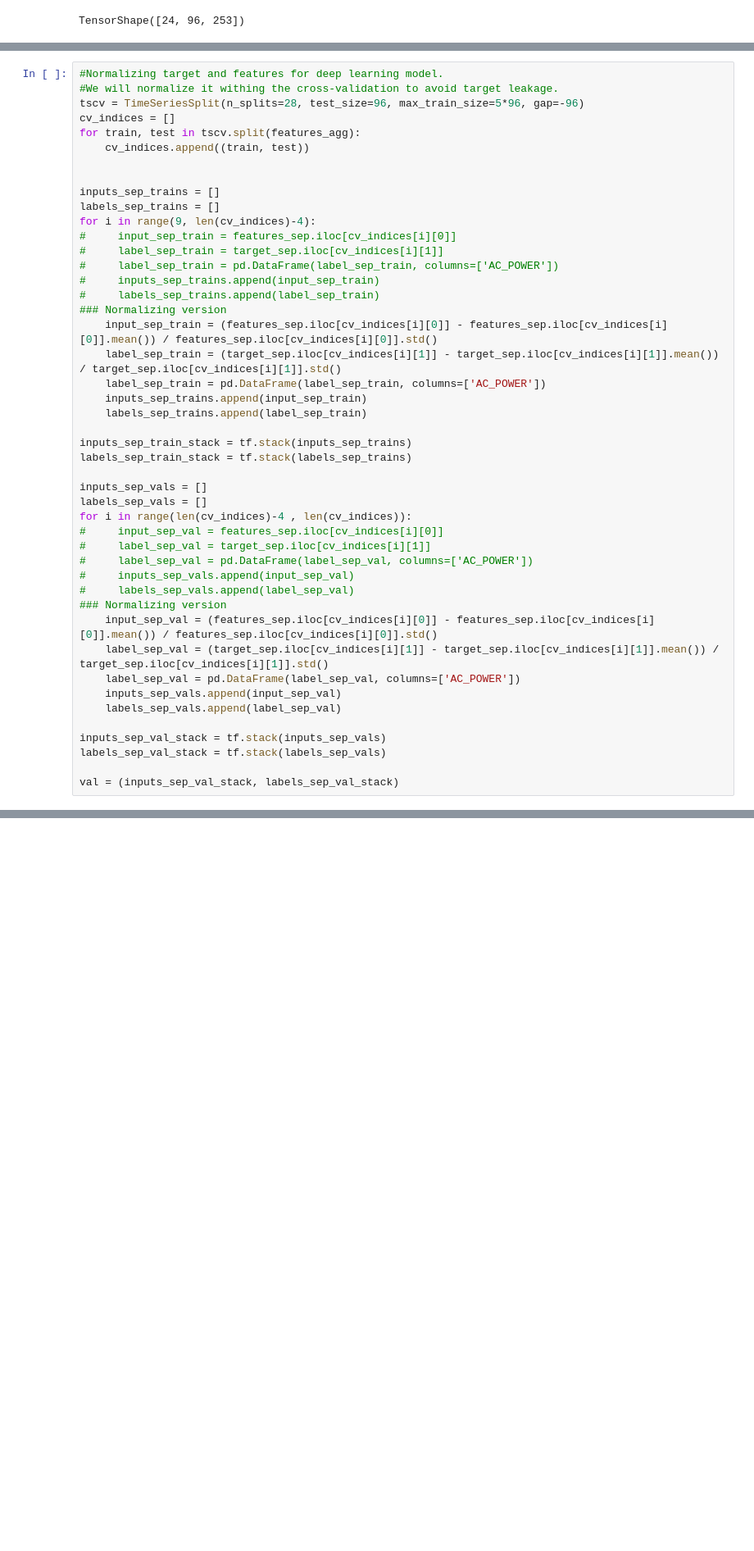
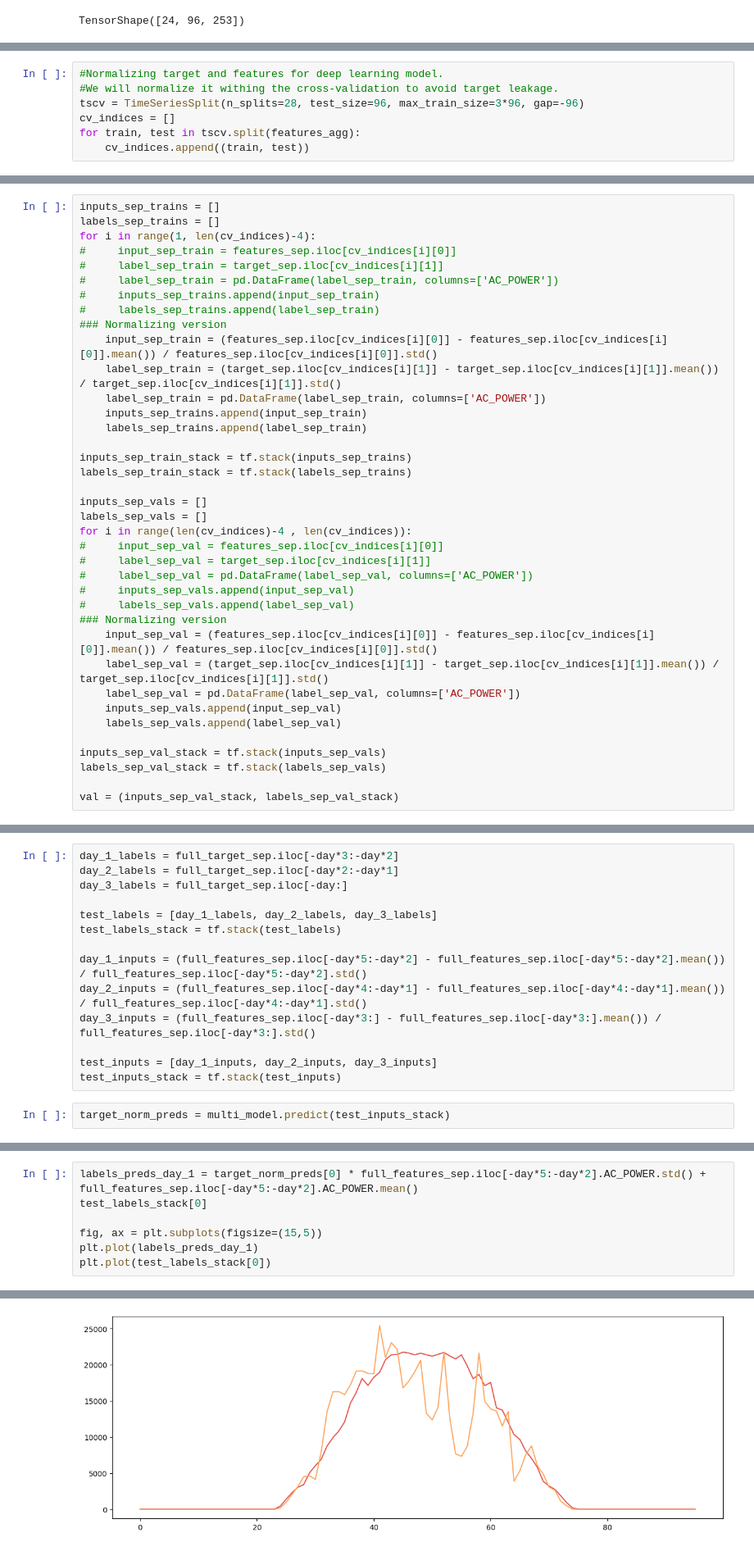
Before and after one commit to joshmdata/data-science-projects, a Jupyter notebook: forecasting-solar-power-ml-vs-dl.ipynb, the cells around one changed output, grey strips where cells are left out. Shown at 82% size. Drawn from its saved outputs; the diff is of its cells as text; blank space fills up the shorter version.

Commit message:
Kaggle Notebook | Forecasting Solar Power: ML vs DL | Version 7

```diff
--- a/forecasting-solar-power-ml-vs-dl.ipynb
+++ b/forecasting-solar-power-ml-vs-dl.ipynb
@@ -945,0 +947,7 @@ caused by: ['/opt/conda/lib/python3.10/site-packages/tensorflow_io/python/ops/li
+# %%
+#Normalizing target and features for deep learning model.
+#We will normalize it withing the cross-validation to avoid target leakage.
+tscv = TimeSeriesSplit(n_splits=28, test_size=96, max_train_size=3*96, gap=-96)
+cv_indices = []
+for train, test in tscv.split(features_agg):
+    cv_indices.append((train, test))
@@ -946,15 +974,7 @@ caused by: ['/opt/conda/lib/python3.10/site-packages/tensorflow_io/python/ops/li
 # %%
-#Normalizing target and features for deep learning model.
-#We will normalize it withing the cross-validation to avoid target leakage.
-tscv = TimeSeriesSplit(n_splits=28, test_size=96, max_train_size=5*96, gap=-96)
-cv_indices = []
-for train, test in tscv.split(features_agg):
-    cv_indices.append((train, test))
-
-
 inputs_sep_trains = []
 labels_sep_trains = []
-for i in range(9, len(cv_indices)-4):
+for i in range(1, len(cv_indices)-4):
 #     input_sep_train = features_sep.iloc[cv_indices[i][0]]
 #     label_sep_train = target_sep.iloc[cv_indices[i][1]]
 #     label_sep_train = pd.DataFrame(label_sep_train, columns=['AC_POWER'])
@@ -1030,0 +1130,16 @@ labels_sep_test_stack = tf.stack(labels_sep_tests)
+# %%
+day_1_labels = full_target_sep.iloc[-day*3:-day*2]
+day_2_labels = full_target_sep.iloc[-day*2:-day*1]
+day_3_labels = full_target_sep.iloc[-day:]
+
+test_labels = [day_1_labels, day_2_labels, day_3_labels]
+test_labels_stack = tf.stack(test_labels)
+
+day_1_inputs = (full_features_sep.iloc[-day*5:-day*2] - full_features_sep.iloc[-day*5:-day*2].mean()) / full_features_sep.iloc[-day*5:-day*2].std()
+day_2_inputs = (full_features_sep.iloc[-day*4:-day*1] - full_features_sep.iloc[-day*4:-day*1].mean()) / full_features_sep.iloc[-day*4:-day*1].std()
+day_3_inputs = (full_features_sep.iloc[-day*3:] - full_features_sep.iloc[-day*3:].mean()) / full_features_sep.iloc[-day*3:].std()
+
+test_inputs = [day_1_inputs, day_2_inputs, day_3_inputs]
+test_inputs_stack = tf.stack(test_inputs)
+# %%
+target_norm_preds = multi_model.predict(test_inputs_stack)
@@ -1030,0 +1148,8 @@ labels_sep_test_stack = tf.stack(labels_sep_tests)
+# %%
+labels_preds_day_1 = target_norm_preds[0] * full_features_sep.iloc[-day*5:-day*2].AC_POWER.std() + full_features_sep.iloc[-day*5:-day*2].AC_POWER.mean()
+test_labels_stack[0]
+
+fig, ax = plt.subplots(figsize=(15,5))
+plt.plot(labels_preds_day_1)
+plt.plot(test_labels_stack[0])
+# %% [output]
@@ -1030,0 +1157 @@ labels_sep_test_stack = tf.stack(labels_sep_tests)
+[figure, added]
```
Also changed, not shown: parts of 22 cells of this notebook.
